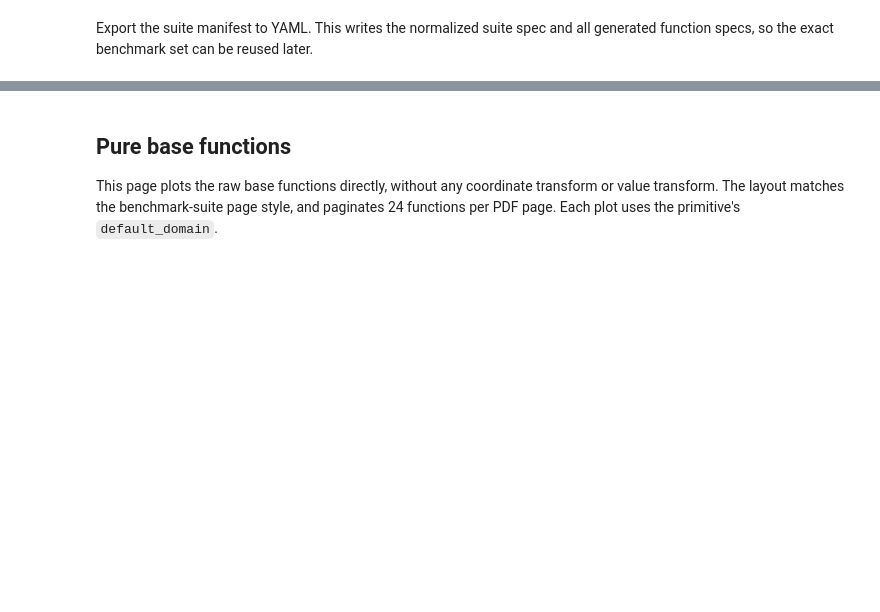
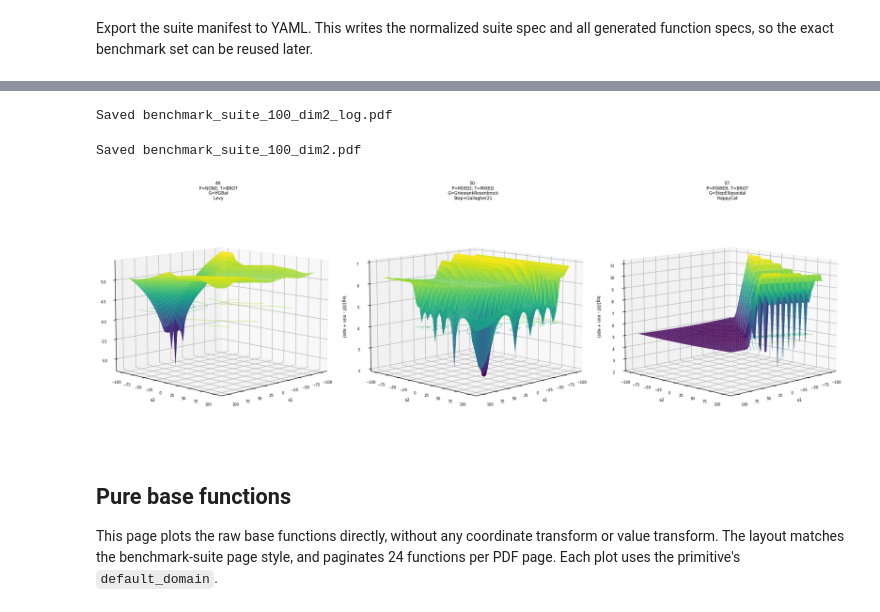
Before and after one commit to khoirulmuzakka/FuncCraft, a Jupyter notebook: examples/Create_functions.ipynb, the cells around one changed output, grey strips where cells are left out. Cells and saved outputs as stored; diff of their text form; code cells hidden in the pictures; blank space fills up the shorter version.

```diff
--- a/examples/Create_functions.ipynb
+++ b/examples/Create_functions.ipynb
@@ -186,7 +187,6 @@ for choice, name, xopt, f_bias, seed in zip(
                 kind='rotation',
                 dimension=dimension,
                 assigned_xopt=xopt,
-                base_xopt=base_function.x_opt,
                 seed=seed,
             ),
             value_transform=make_value_transform('none'),
@@ -198,7 +198,6 @@ for choice, name, xopt, f_bias, seed in zip(
         {
             'name': name,
             'assigned_xopt': list(xopt),
-            'base_xopt': list(base_function.x_opt),
             'f_bias': f_bias,
         }
     )
@@ -415,7 +426,7 @@ with PdfPages(pdf_path) as pdf:
         for pos, idx in enumerate(page_indices, start=1):
             function = suite.function(idx)
             values = np.asarray(function(grid_points), dtype=float).reshape(xx.shape)
-            plot_values = np.log10(np.maximum(values - np.nanmin(values) + 1.0e-12, 1.0e-12))
+            plot_values = np.log10(values)
             zmin = float(np.nanpercentile(plot_values, 5))
             ax = fig.add_subplot(num_rows, num_columns, pos, projection='3d')
             ax.plot_surface(xx, yy, plot_values, cmap='viridis', linewidth=0.3, antialiased=True)
@@ -423,48 +434,89 @@ with PdfPages(pdf_path) as pdf:
             ax.set_title(wrap_title(idx, function.spec.label), fontsize=6, pad=14)
             ax.set_xlabel('x1', fontsize=7)
             ax.set_ylabel('x2', fontsize=7)
-            ax.set_zlabel('log10(f - min + eps)', fontsize=7)
+            ax.set_zlabel('log10(f)', fontsize=7)
             ax.tick_params(labelsize=6)
-            ax.view_init(elev=18, azim=-135)
+            ax.view_init(elev=8, azim=-135)
         plt.tight_layout()
         pdf.savefig(fig, bbox_inches='tight')
         plt.close(fig)
 
 print(f'Saved {pdf_path}')
+# %% [output]
+Saved benchmark_suite_100_dim2_log.pdf
+# %%
+selected_indices = list(range(len(suite)))
+grid_x = np.linspace(-100.0, 100.0, 50)
+grid_y = np.linspace(-100.0, 100.0, 50)
+xx, yy = np.meshgrid(grid_x, grid_y)
+grid_points = [[float(x), float(y)] for x, y in zip(xx.ravel(), yy.ravel())]
+
+num_columns = 4
+num_rows = 6
+per_page = num_columns * num_rows
+pdf_path = Path('benchmark_suite_100_dim2.pdf')
+
+with PdfPages(pdf_path) as pdf:
+    for page_start in range(0, len(selected_indices), per_page):
+        page_indices = selected_indices[page_start:page_start + per_page]
+        fig = plt.figure(figsize=(16, 24))
+        for pos, idx in enumerate(page_indices, start=1):
+            function = suite.function(idx)
+            values = np.asarray(function(grid_points), dtype=float).reshape(xx.shape)
+            plot_values = values# np.log10(np.maximum(values - np.nanmin(values) + 1.0e-12, 1.0e-12))
+            zmin = float(np.nanpercentile(plot_values, 5))
+            ax = fig.add_subplot(num_rows, num_columns, pos, projection='3d')
+            ax.plot_surface(xx, yy, plot_values, cmap='viridis', linewidth=0.3, antialiased=True)
+            ax.contour(xx, yy, plot_values, zdir='z', offset=zmin, cmap='viridis', linewidths=0.5)
+            ax.set_title(wrap_title(idx, function.spec.label), fontsize=6, pad=14)
+            ax.set_xlabel('x1', fontsize=7)
+            ax.set_ylabel('x2', fontsize=7)
+            ax.set_zlabel('f', fontsize=7)
+            ax.tick_params(labelsize=6)
+            ax.view_init(elev=8, azim=-135)
+        plt.tight_layout()
+        pdf.savefig(fig, bbox_inches='tight')
+        plt.close(fig)
+
+print(f'Saved {pdf_path}')
+# %% [output]
+Saved benchmark_suite_100_dim2.pdf
 # %%
 dpm_suite_spec = make_suite_spec(
     supported_dimensions='2',
     requested_number_of_functions=200,
     max_components=4,
     compositions=[make_composition_choice('dpm-softmax', 1.0, [0.005])],
 )
 
 dpm_suite = BenchmarkSuite(dpm_suite_spec, 2)
 dpm_indices = [49, 50, 57]
 dpm_labels = ['F42', 'F45', 'F48']
 grid_x = np.linspace(-100.0, 100.0, 50)
 grid_y = np.linspace(-100.0, 100.0, 50)
 xx, yy = np.meshgrid(grid_x, grid_y)
 grid_points = [[float(x), float(y)] for x, y in zip(xx.ravel(), yy.ravel())]
 
 fig = plt.figure(figsize=(18, 6))
 for pos, (idx, label) in enumerate(zip(dpm_indices, dpm_labels), start=1):
     function = dpm_suite.function(idx)
     values = np.asarray(function(grid_points), dtype=float).reshape(xx.shape)
-    plot_values = np.log10(np.maximum(values - np.nanmin(values) + 1.0e-12, 1.0e-12))
+    plot_values = np.log10(values)
     zmin = float(np.nanpercentile(plot_values, 5))
     ax = fig.add_subplot(1, 3, pos, projection='3d')
     ax.plot_surface(xx, yy, plot_values, cmap='viridis', linewidth=0.3, antialiased=True)
     ax.contour(xx, yy, plot_values, zdir='z', offset=zmin, cmap='viridis', linewidths=0.5)
     ax.set_title(wrap_title(idx, f"{label}: {function.spec.label}"), fontsize=7)
     ax.set_xlabel('x1', fontsize=7)
     ax.set_ylabel('x2', fontsize=7)
     ax.set_zlabel('log10(f - min + eps)', fontsize=7)
     ax.tick_params(labelsize=6)
     ax.view_init(elev=10, azim=45)
 
 plt.tight_layout()
 plt.show()
+# %% [output]
+[figure, added]
 # %%
 dpm_suite_spec = make_suite_spec(
     supported_dimensions='2',
```
Also changed, not shown: parts of 6 cells of this notebook, 16 other files.
